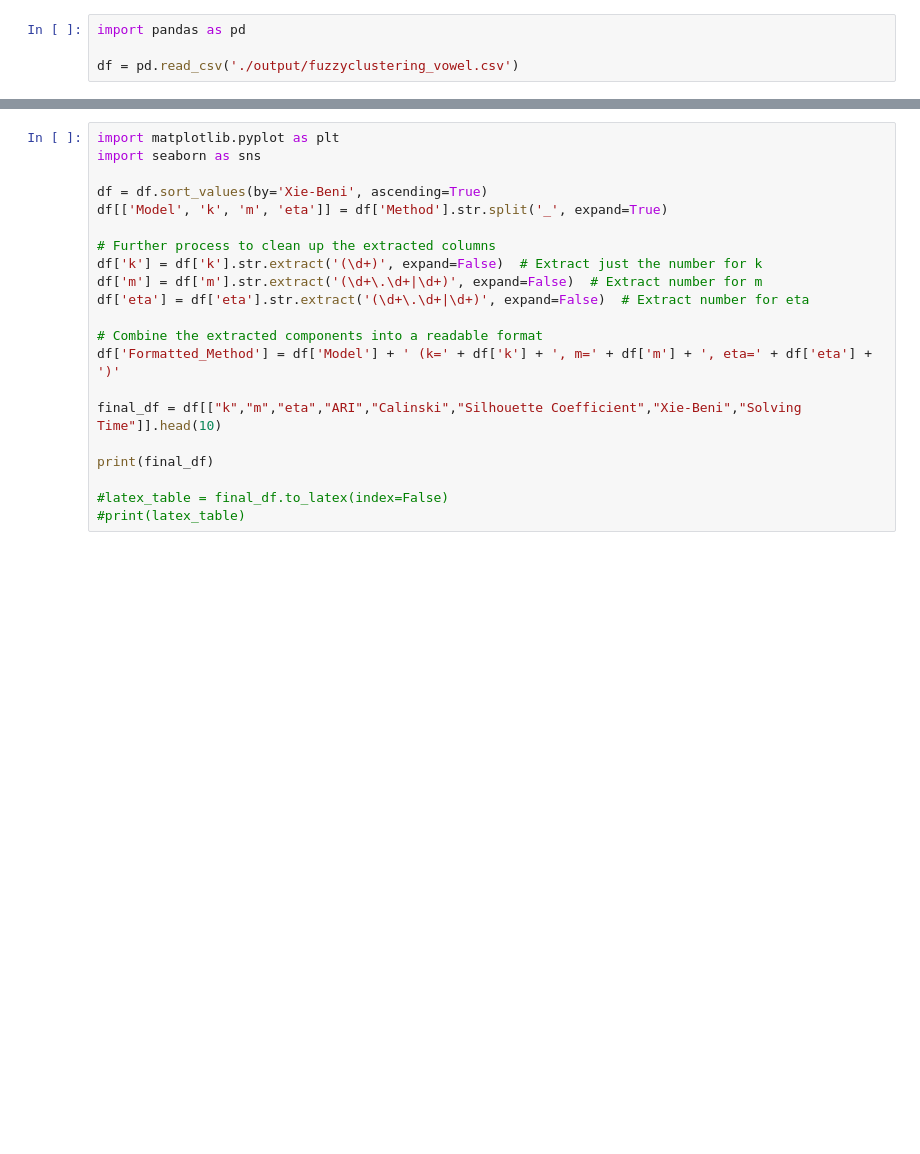
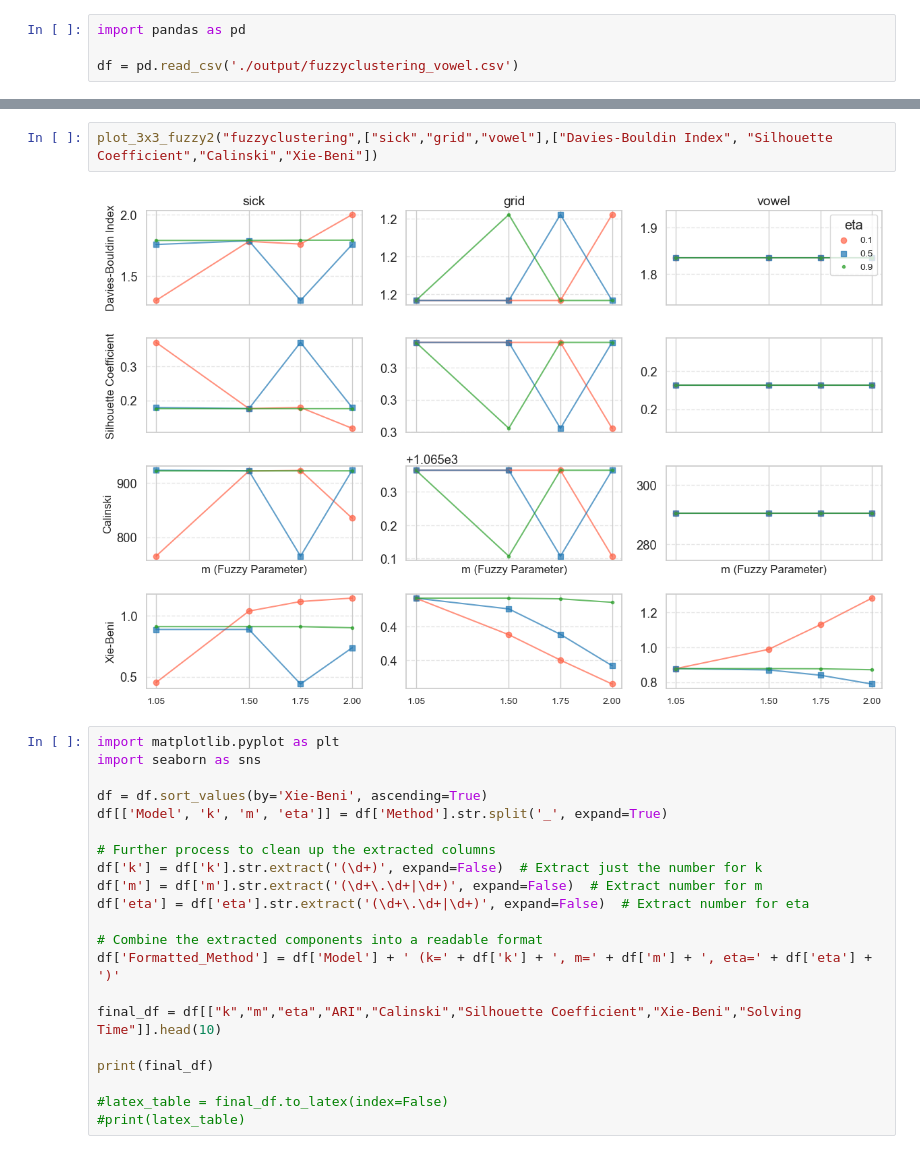
Before and after one commit to Bernat-C/Clustering-Analysis, a Jupyter notebook: testing_bernat.ipynb, the cells around one changed output, grey strips where cells are left out. Drawn from its saved outputs; the diff is of its cells as text; blank space fills up the shorter version.

Commit message:
More plottings on the eta

```diff
--- a/testing_bernat.ipynb
+++ b/testing_bernat.ipynb
@@ -91,3 +97,7 @@ plot_3x3_fuzzy("fuzzyclustering",["sick","grid","vowel"],["Davies-Bouldin Index"
+# %%
+plot_3x3_fuzzy2("fuzzyclustering",["sick","grid","vowel"],["Davies-Bouldin Index", "Silhouette Coefficient","Calinski","Xie-Beni"])
+# %% [output]
+[figure, added]
 # %%
 import matplotlib.pyplot as plt
 import seaborn as sns
```
Also changed, not shown: parts of 4 cells of this notebook, 1 other file.
